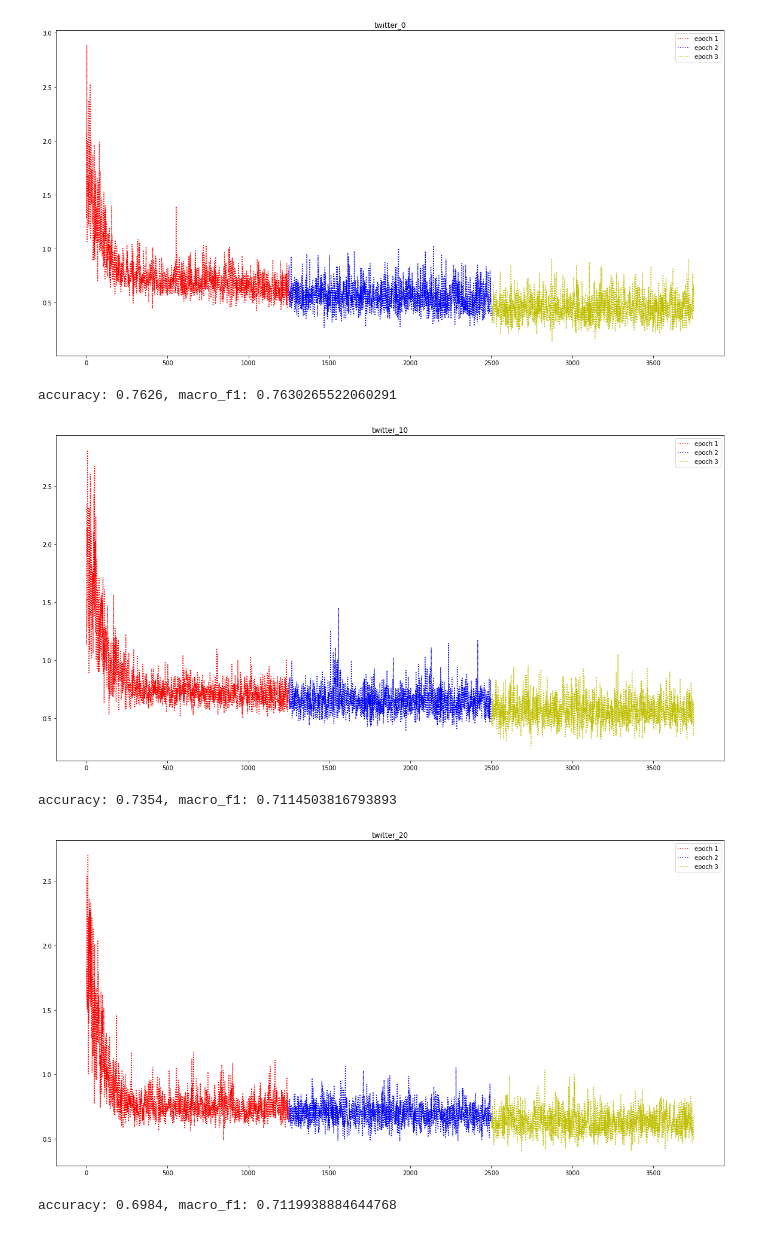
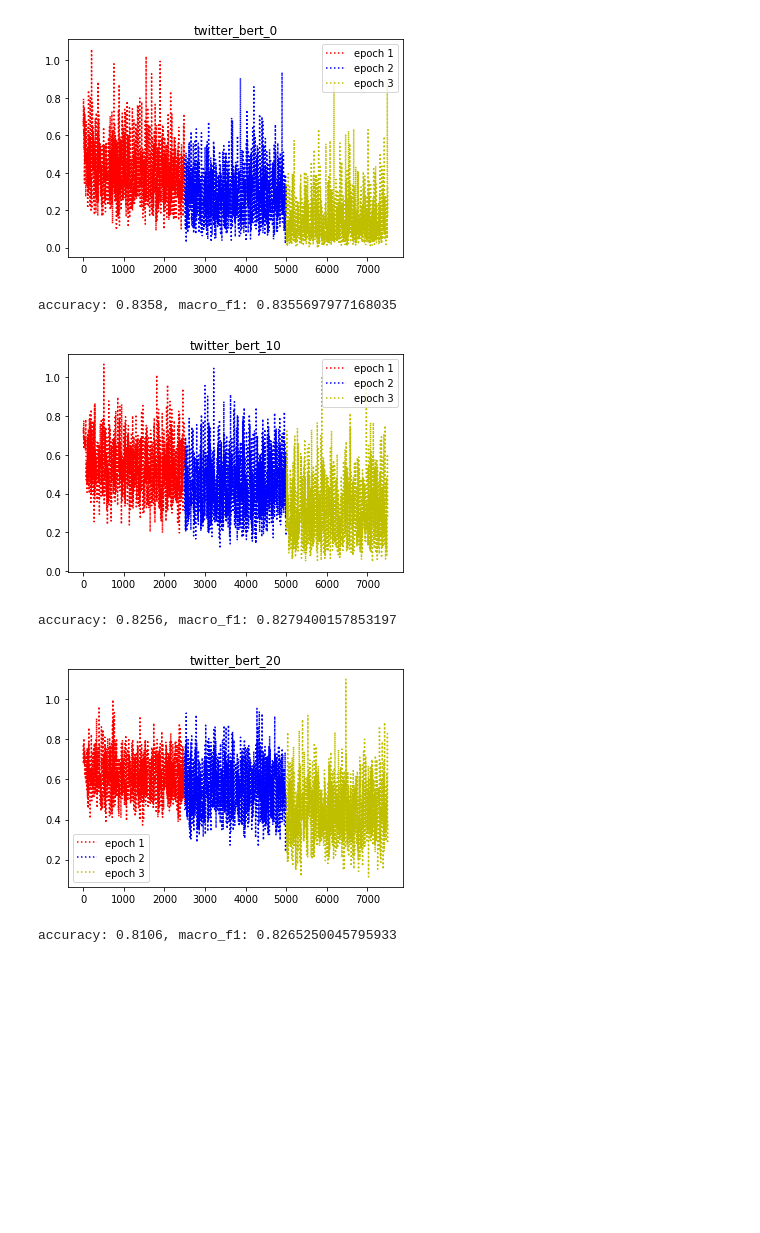
Before and after one commit to rvnair/text-classification, a Jupyter notebook: notebooks/Loss Analysis.ipynb, the cells around one changed output. Saved outputs shown, nothing was run; the diff lists cells and outputs as text; code cells hidden in the pictures; blank space fills up the shorter version.

```diff
--- a/notebooks/Loss Analysis.ipynb
+++ b/notebooks/Loss Analysis.ipynb
@@ -14,9 +14,12 @@ def plot_loss(data_path):
             xdata = []
             ydata = []
             for i,b in enumerate(data[e]):
-                xdata.append(i + len(data[e])*n)
-                ydata.append(b['batch {}'.format(i)])
+                if(i % 3 == 0):
+                    xdata.append(i + len(data[e])*n)
+                    ydata.append(b['batch {}'.format(i)])
             plt.plot(xdata, ydata, ':',c=colors[n], label=e)
         plt.legend()
         plt.show()
         print('accuracy: {}, macro_f1: {}'.format(data['accuracy'], data['macro_f1']))
+for i in range(0, 101, 10):
+    plot_loss('../logs/twitter_{}.json'.format(i))
@@ -23,10 +40,10 @@ def plot_loss(data_path):
 # %%
 for i in range(0, 101, 10):
-    plot_loss('../logs/twitter_{}.json'.format(i))
+    plot_loss('../logs/twitter_bert_{}.json'.format(i))
 # %% [output]
-[figure, old version]
+[figure, new version]
-accuracy: 0.7626, macro_f1: 0.7630265522060291
+accuracy: 0.8358, macro_f1: 0.8355697977168035
-[figure, old version]
+[figure, new version]
-accuracy: 0.7354, macro_f1: 0.7114503816793893
+accuracy: 0.8256, macro_f1: 0.8279400157853197
-[figure, old version]
+[figure, new version]
-accuracy: 0.6984, macro_f1: 0.7119938884644768
+accuracy: 0.8106, macro_f1: 0.8265250045795933
```
Also changed, not shown: parts of 2 cells of this notebook, 1 other file.
